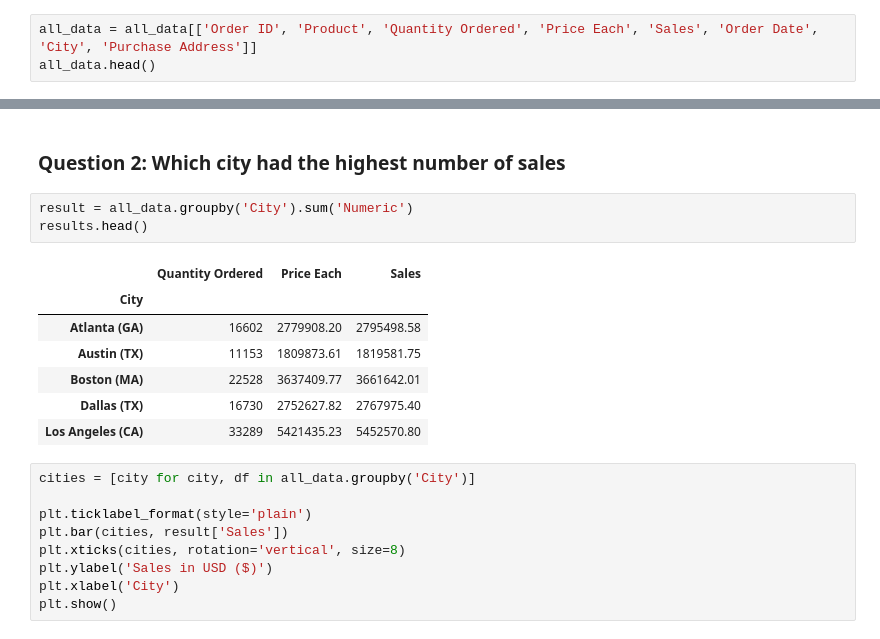
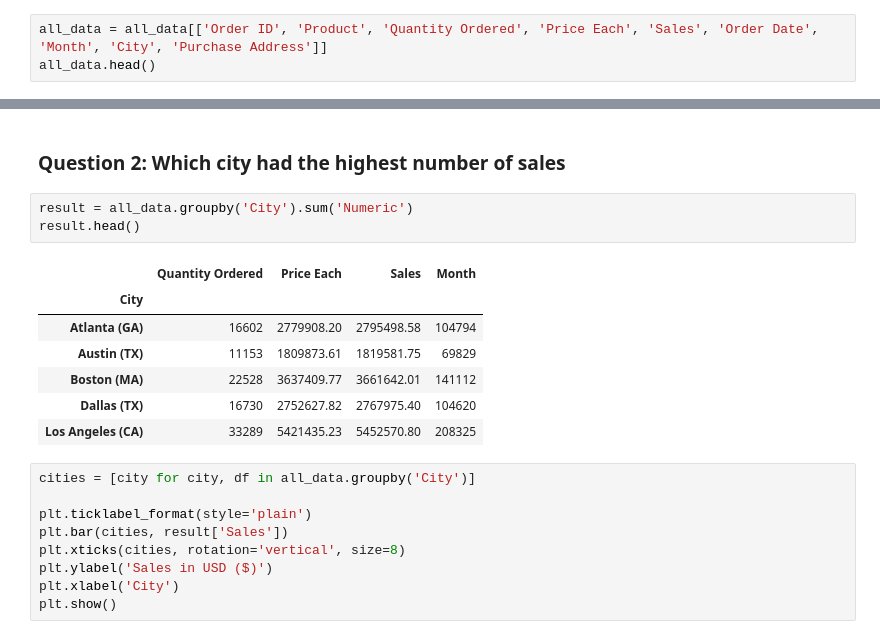
Before and after one commit to mitzu-93/sales-anal, a Jupyter notebook: Pandas Sales Analysis.ipynb, the cells around one changed output, grey strips where cells are left out. Drawn from its saved outputs; the diff is of its cells as text.

```diff
--- a/Pandas Sales Analysis.ipynb
+++ b/Pandas Sales Analysis.ipynb
@@ -164,6 +164,6 @@ all_data.head()
 | 4 | 176560 | Wired Headphones | 1 | 11.99 | 11.99 | 04/12/19 14:38 | 669 Spruce St, Los Angeles, CA 90001 | 4 | ... |
 | 5 | 176561 | Wired Headphones | 1 | 11.99 | 11.99 | 04/30/19 09:27 | 333 8th St, Los Angeles, CA 90001 | 4 | ... |
 # %%
-all_data = all_data[['Order ID', 'Product', 'Quantity Ordered', 'Price Each', 'Sales', 'Order Date', 'City', 'Purchase Address']]
+all_data = all_data[['Order ID', 'Product', 'Quantity Ordered', 'Price Each', 'Sales', 'Order Date', 'Month', 'City', 'Purchase Address']]
 all_data.head()
 # %% [output]
@@ -195,15 +195,15 @@ all_data.head()
 ### Question 2: Which city had the highest number of sales
 # %%
 result = all_data.groupby('City').sum('Numeric')
-results.head()
+result.head()
 # %% [output]
-|  | Quantity Ordered | Price Each | Sales |
-| City |  |  |  |
-| Atlanta (GA) | 16602 | 2779908.20 | 2795498.58 |
-| Austin (TX) | 11153 | 1809873.61 | 1819581.75 |
-| Boston (MA) | 22528 | 3637409.77 | 3661642.01 |
-| Dallas (TX) | 16730 | 2752627.82 | 2767975.40 |
-| Los Angeles (CA) | 33289 | 5421435.23 | 5452570.80 |
+|  | Quantity Ordered | Price Each | Sales | Month |
+| City |  |  |  |  |
+| Atlanta (GA) | 16602 | 2779908.20 | 2795498.58 | 104794 |
+| Austin (TX) | 11153 | 1809873.61 | 1819581.75 | 69829 |
+| Boston (MA) | 22528 | 3637409.77 | 3661642.01 | 141112 |
+| Dallas (TX) | 16730 | 2752627.82 | 2767975.40 | 104620 |
+| Los Angeles (CA) | 33289 | 5421435.23 | 5452570.80 | 208325 |
 # %%
 cities = [city for city, df in all_data.groupby('City')]
 
```
Also changed, not shown: parts of 11 cells of this notebook, 1 other file.
